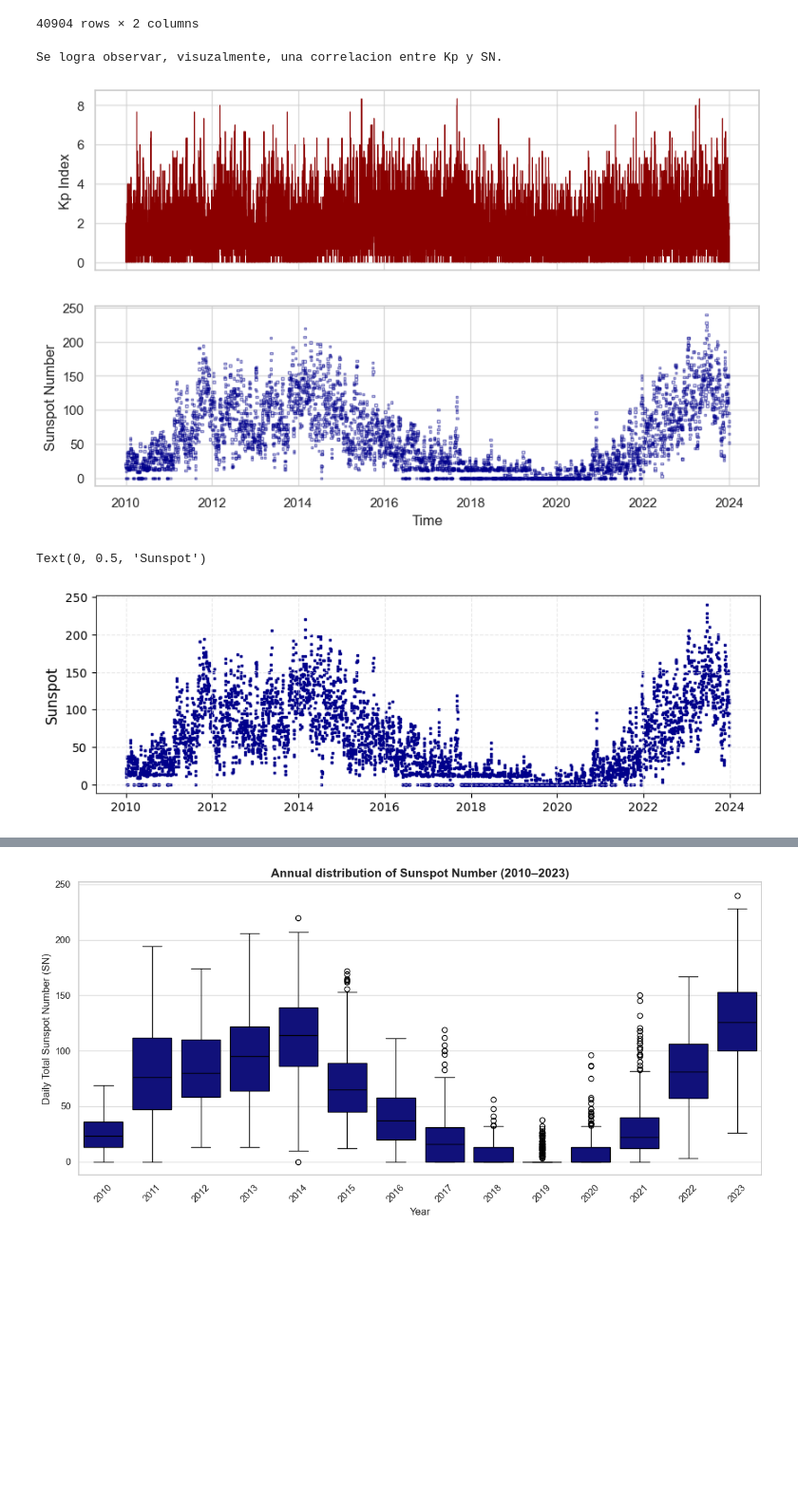
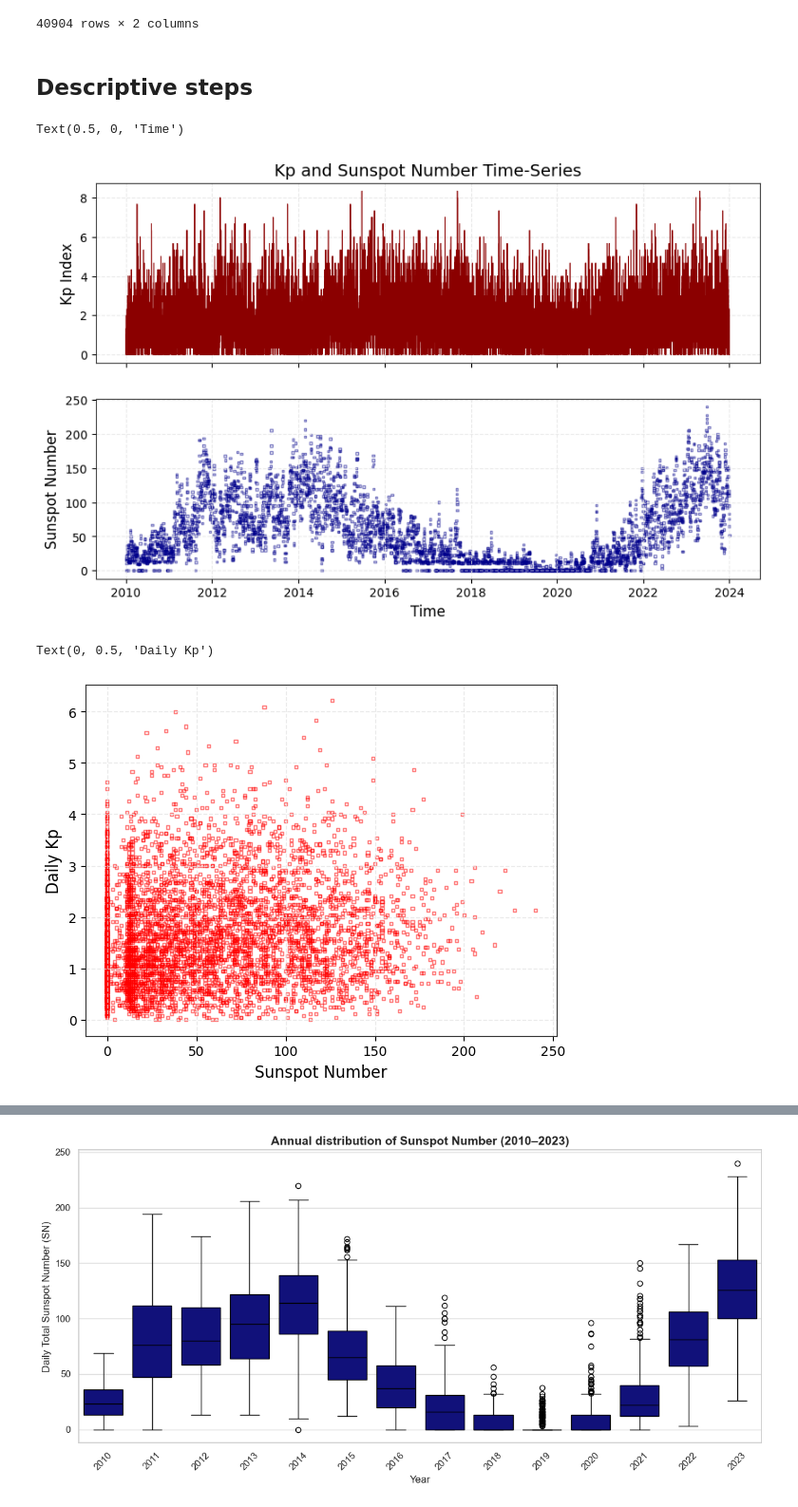
Before and after one commit to quispedavid987/kp_project, a Jupyter notebook: kp_index_stat.ipynb, the cells around one changed output, grey strips where cells are left out. Shown at 95% size. Drawn from its saved outputs; the diff is of its cells as text; code cells hidden in the pictures; blank space fills up the shorter version.

```diff
--- a/kp_index_stat.ipynb
+++ b/kp_index_stat.ipynb
@@ -50,6 +51,11 @@ df_geom.columns = [
                     "ap_18","ap_21","Ap", "SN", "F10.7obs", "F10.7adj", "D"
                 ]
 df_geom["date"] = pd.to_datetime(df_geom[["year", "month", "day"]])
+# also, we might need the daily Kp (average)
+df_geom["Kp_daily"] = df_geom[["Kp_00", "Kp_03",
+                               "Kp_06", "Kp_09",
+                               "Kp_12", "Kp_15",
+                               "Kp_18", "Kp_21"]].mean(axis=1)
 print("Kp and solar indices Dataset")
 df_geom.head()
 # %% [output]
@@ -111,26 +117,22 @@ df_kp
 | 40902 | 2023-12-31 18:00:00 | 1.000 |
 | 40903 | 2023-12-31 21:00:00 | 1.333 |
 40904 rows × 2 columns
+# %% [markdown]
+## Descriptive steps
 # %%
 fig, axs = plt.subplots(nrows=2, figsize=(10,6), sharex=True)
 ax = axs[0]
 ax.step(df_kp["datetime"], df_kp["Kp"], color="darkred", lw=0.7)
 #ax.scatter(df_kp["datetime"], df_kp["Kp"], marker="o", facecolor="none", edgecolor="darkred", s=3, alpha=0.5)
 ax.set_ylabel("Kp Index")
+ax.set_title("Kp and Sunspot Number Time-Series")
 ax = axs[1]
 ax.scatter(df_geom["date"], df_geom["SN"], marker="s", facecolor="none", edgecolor="darkblue", s=3, alpha=0.5)
 ax.set_ylabel("Sunspot Number")
 
 plt.xlabel("Time")
 
 print("Se logra observar, visuzalmente, una correlacion entre Kp y SN.")
 # %% [output]
-Se logra observar, visuzalmente, una correlacion entre Kp y SN.
+Text(0.5, 0, 'Time')
-[figure, old version]
+[figure, new version]
-# %%
-fig, ax = plt.subplots(nrows=1, figsize=(10,3), sharex=True)
-ax.scatter(df_sn["date"], df_sn["daily_total_sn"], color="darkblue", marker="s", s=3)
-ax.set_ylabel("Sunspot")
-# %% [output]
-Text(0, 0.5, 'Sunspot')
-[figure, removed]
@@ -136,0 +154,8 @@ Text(0, 0.5, 'Sunspot')
+# %%
+fig = plt.figure()
+plt.scatter(df_geom["SN"], df_geom["Kp_daily"], marker="s",s=5, facecolor="none", edgecolor="r", alpha=0.5)
+plt.xlabel("Sunspot Number")
+plt.ylabel("Daily Kp")
+# %% [output]
+Text(0, 0.5, 'Daily Kp')
+[figure, added]
```
Also changed, not shown: parts of 8 cells of this notebook, 1 other file.
